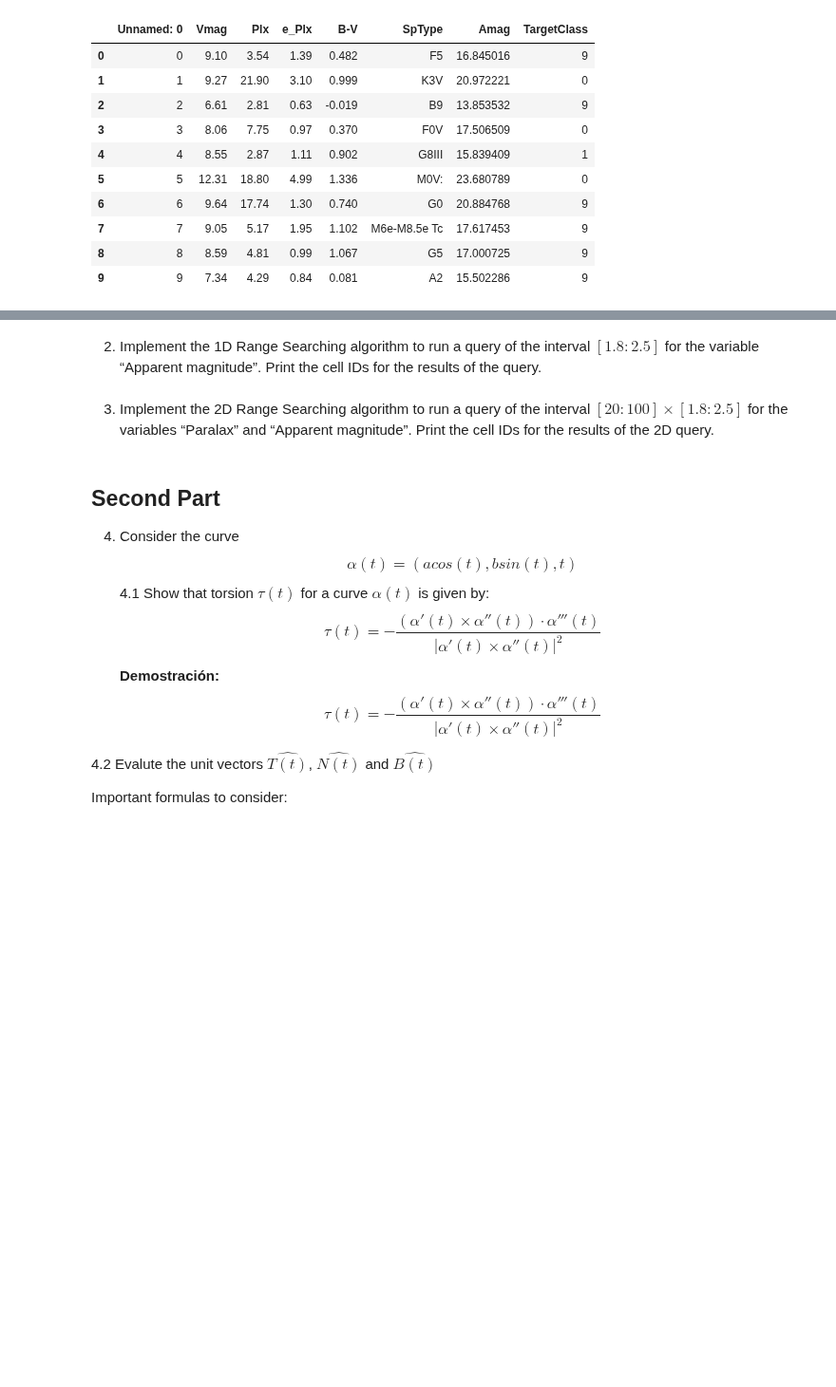
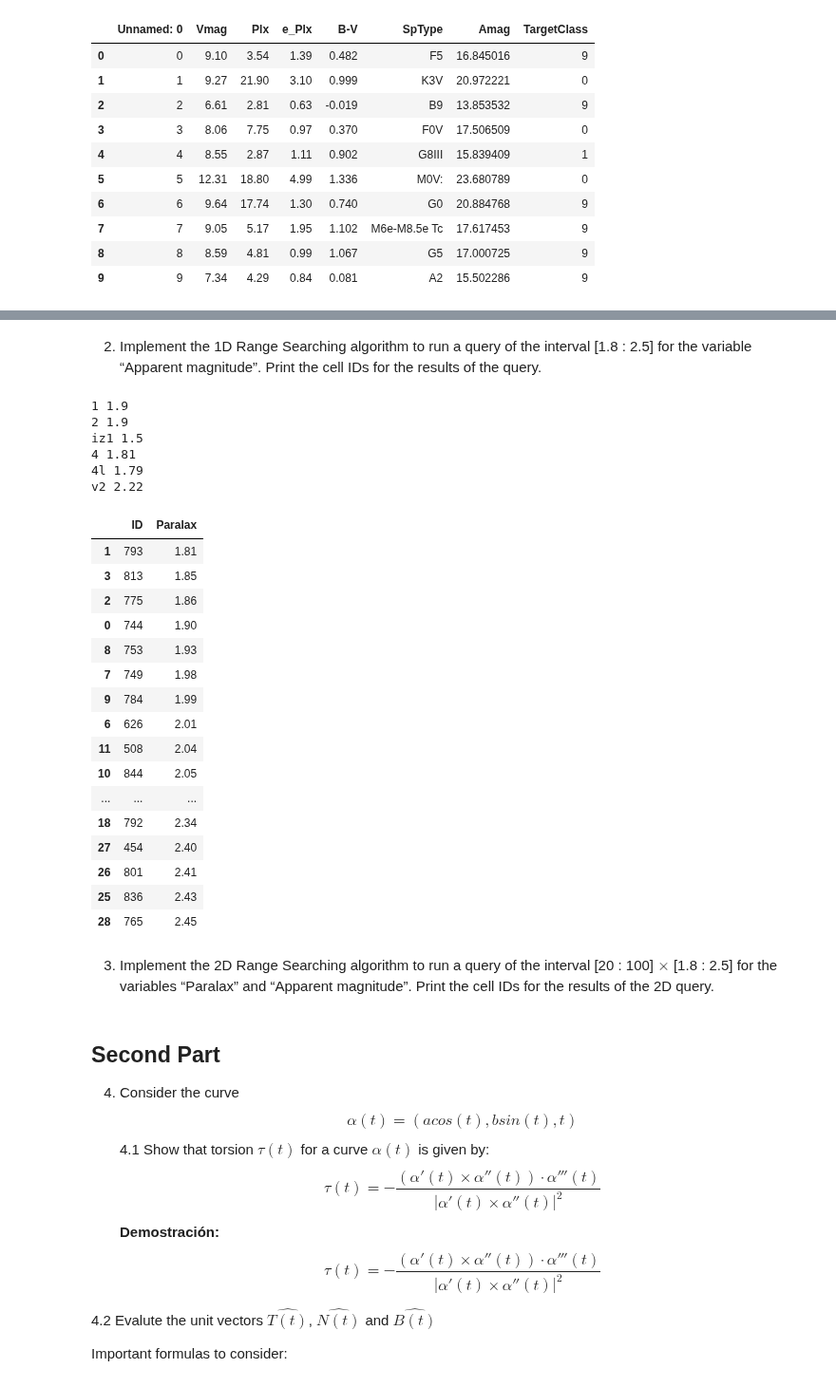
Before and after one commit to DayaVale/Geometria_Computacional, a Jupyter notebook: Homework3/Homework3.ipynb, the cells around one changed output, grey strips where cells are left out. Shown at 95% size. Cells and saved outputs as stored; diff of their text form; code cells hidden in the pictures; blank space fills up the shorter version.

```diff
--- a/Homework3/Homework3.ipynb
+++ b/Homework3/Homework3.ipynb
@@ -38,0 +255,21 @@ $[20 : 100]$ for the variable “Paralax”. Print the cell IDs for the results
+# %%
+# Paralax
+Paralax = Data_star['Plx']
+# Generar el arbol binario
+tree_par = binary_tree(Paralax[0])
+for i in range(1, len(Paralax)):
+    InsertBST(tree_par,binary_tree(Paralax[i]))
+
+# Sacar arreglo ordenado con inorder
+arrSort = inorder(tree_par)
+#print(arrSort)
+new_par = BBT(arrSort)
+
+# Definir el intervalo
+x = 20
+x_prima = 100
+print_tree(new_par, level=0)
+values = RangeQuery1D(new_par,x,x_prima)
+Df_result = find_ID(values,Data_star,'Plx')
+
+Df_result
@@ -39,10 +307,55 @@ $[20 : 100]$ for the variable “Paralax”. Print the cell IDs for the results
 # %% [markdown]
 2. Implement the 1D Range Searching algorithm to run a query of the interval
-$[1.8 : 2.5]$ for the variable “Apparent magnitude”. Print the cell IDs for the results of the
+[1.8 : 2.5] for the variable “Apparent magnitude”. Print the cell IDs for the results of the
 query.
+# %%
+# Apparent magnitude
+Vmag = Data_star['Vmag']
+# Generar el arbol binario
+tree_par = binary_tree(Vmag[0])
+for i in range(1, len(Vmag)):
+    InsertBST(tree_par,binary_tree(Vmag[i]))
+
+# Sacar arreglo ordenado con inorder
+arrSort = inorder(tree_par)
+#print(arrSort)
+new_par = BBT(arrSort)
+
+# Definir el intervalo
+x = 1.8
+x_prima = 2.5
+#print_tree(new_par, level=0)
+values = RangeQuery1D(new_par,x,x_prima)
+Df_result = find_ID(values,Data_star,'Vmag')
+
+Df_result
+# %% [output]
+1 1.9
+2 1.9
+iz1 1.5
+4 1.81
+4l 1.79
+v2 2.22
+|  | ID | Paralax |
+| 1 | 793 | 1.81 |
+| 3 | 813 | 1.85 |
+| 2 | 775 | 1.86 |
+| 0 | 744 | 1.90 |
+| 8 | 753 | 1.93 |
+| 7 | 749 | 1.98 |
+| 9 | 784 | 1.99 |
+| 6 | 626 | 2.01 |
+| 11 | 508 | 2.04 |
+| 10 | 844 | 2.05 |
+| ... | ... | ... |
+| 18 | 792 | 2.34 |
+| 27 | 454 | 2.40 |
+| 26 | 801 | 2.41 |
+| 25 | 836 | 2.43 |
+| 28 | 765 | 2.45 |
 # %% [markdown]
 3. Implement the 2D Range Searching algorithm to run a query of the interval
-$[20 : 100] \times [1.8 : 2.5]$ for the variables “Paralax” and “Apparent magnitude”. Print the
+[20 : 100] $\times$ [1.8 : 2.5] for the variables “Paralax” and “Apparent magnitude”. Print the
 cell IDs for the results of the 2D query.
 # %% [markdown]
 ## Second Part
```
Also changed, not shown: parts of 14 cells of this notebook.
